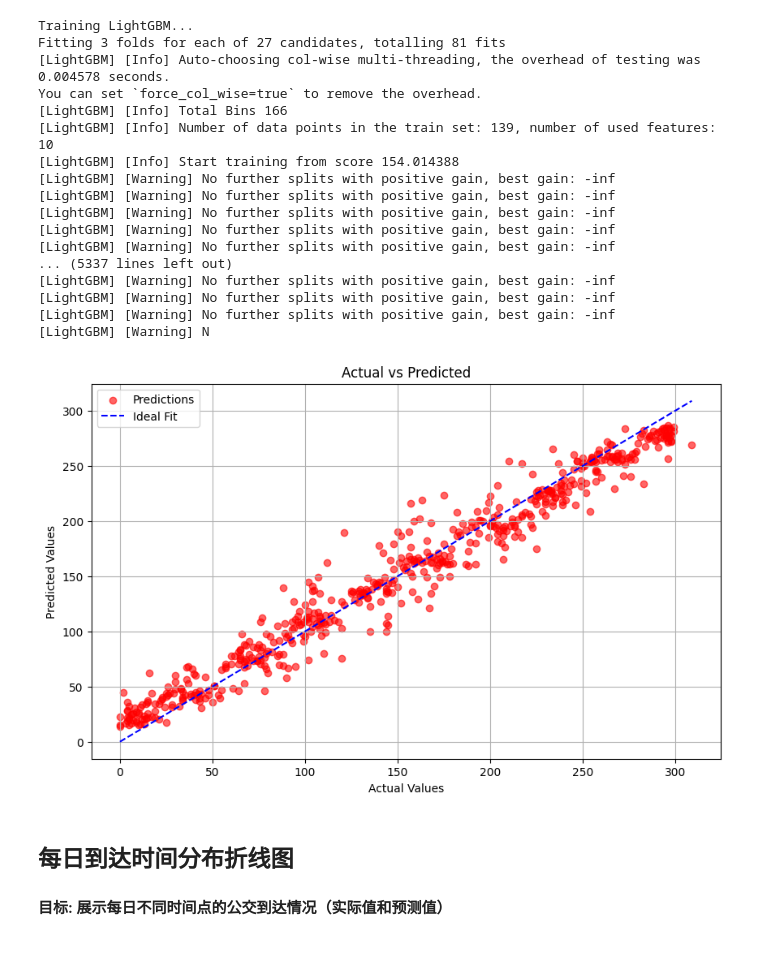
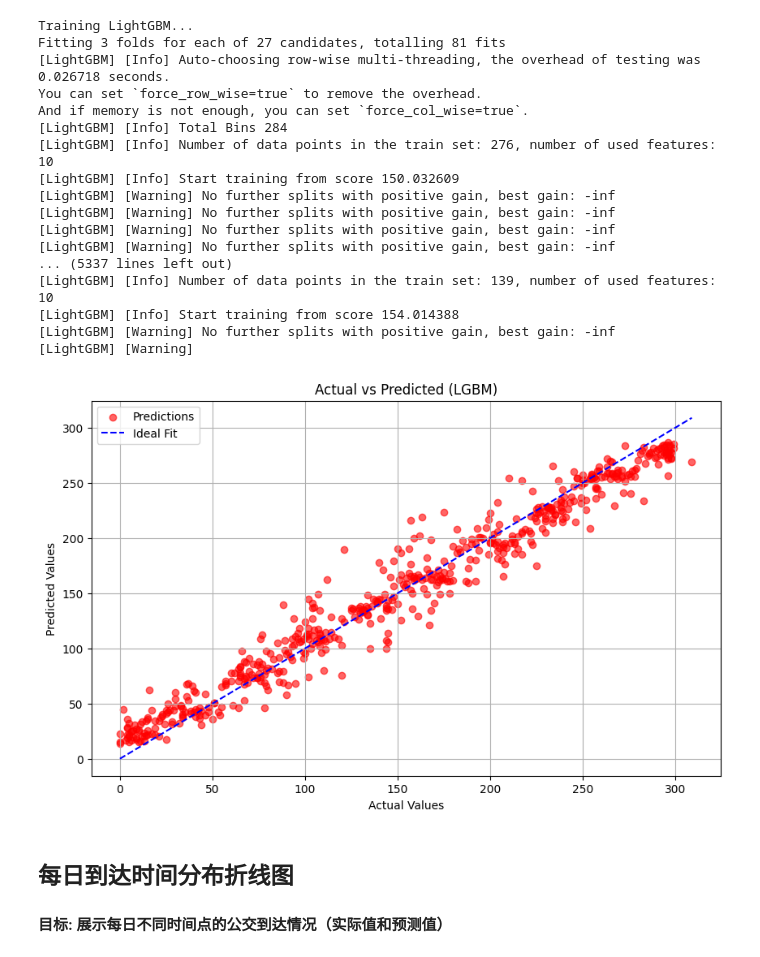
Before and after one commit to FlipW0rld/CS506_Project, a Jupyter notebook: testing.ipynb, the cells around one changed output. Cells and saved outputs as stored; diff of their text form; code cells hidden in the pictures.

Commit message:
data update

```diff
--- a/testing.ipynb
+++ b/testing.ipynb
@@ -57,10 +56,9 @@ def train_random_forest(X, y):
     y_pred = best_model.predict(X)
     mae = mean_absolute_error(y, y_pred)
     print(f"RandomForest MAE on entire set: {mae:.2f}")
-    return best_model, mae
+    return best_model, y_pred, mae
 # %%
 def train_lightgbm(X, y):
-
     param_grid = {
         'model__num_leaves': [31, 50, 100],
         'model__learning_rate': [0.1, 0.05, 0.01],
@@ -87,7 +85,10 @@ def train_lightgbm(X, y):
     best_model = grid_search.best_estimator_
     print("Best Parameters for LightGBM:", grid_search.best_params_)
 
+    # Generate predictions
     y_pred = best_model.predict(X)
     mae = mean_absolute_error(y, y_pred)
     print(f"LightGBM MAE on entire set: {mae:.2f}")
-    return best_model, mae
+
+    # Return the model, predictions, and MAE
+    return best_model, y_pred, mae
@@ -94,54 +128,56 @@ def train_lightgbm(X, y):
 # %%
 if __name__ == "__main__":
     args = argparse.Namespace(
-        model='lgbm',  # 改为 'lgbm' 使用 LightGBM 模型
+        model='lgbm',  # 改为 'rf', 'lgbm', 或 'xgb' 使用不同的模型
         file='bus_arrival_schedule_with_weather.csv'
     )
 
     df = load_data(args.file)
     X, y = get_features_and_target(df)
 
     if args.model.lower() == 'rf':
         print("Training RandomForest...")
-        model, mae = train_random_forest(X, y)
+        model, y_pred, mae = train_random_forest(X, y)
     elif args.model.lower() == 'lgbm':
         print("Training LightGBM...")
-        model, mae = train_lightgbm(X, y)
+        model, y_pred, mae = train_lightgbm(X, y)
+    elif args.model.lower() == 'xgb':
+        print("Training XGBoost...")
+        model, y_pred, mae = train_xgboost(X, y)
     else:
-        print("Invalid model selected. Choose 'rf' or 'lgbm'.")
+        print("Invalid model selected. Choose 'rf', 'lgbm', or 'xgb'.")
         exit(1)
 
     print("Training completed.")
 
-    y_pred = model.predict(X)
     plt.figure(figsize=(10, 6))
     plt.scatter(y, y_pred, alpha=0.6, color='red', label='Predictions')
     plt.plot([y.min(), y.max()], [y.min(), y.max()], '--', color='blue', label='Ideal Fit')
-    plt.title('Actual vs Predicted')
+    plt.title(f'Actual vs Predicted ({args.model.upper()})')
     plt.xlabel('Actual Values')
     plt.ylabel('Predicted Values')
     plt.legend()
     plt.grid(True)
     plt.show()
 # %% [output]
 Training LightGBM...
 Fitting 3 folds for each of 27 candidates, totalling 81 fits
-[LightGBM] [Info] Auto-choosing col-wise multi-threading, the overhead of testing was 0.004578 seconds.
-You can set `force_col_wise=true` to remove the overhead.
-[LightGBM] [Info] Total Bins 166
-[LightGBM] [Info] Number of data points in the train set: 139, number of used features: 10
-[LightGBM] [Info] Start training from score 154.014388
-[LightGBM] [Warning] No further splits with positive gain, best gain: -inf
+[LightGBM] [Info] Auto-choosing row-wise multi-threading, the overhead of testing was 0.026718 seconds.
+You can set `force_row_wise=true` to remove the overhead.
+And if memory is not enough, you can set `force_col_wise=true`.
+[LightGBM] [Info] Total Bins 284
+[LightGBM] [Info] Number of data points in the train set: 276, number of used features: 10
+[LightGBM] [Info] Start training from score 150.032609
 [LightGBM] [Warning] No further splits with positive gain, best gain: -inf
 [LightGBM] [Warning] No further splits with positive gain, best gain: -inf
 [LightGBM] [Warning] No further splits with positive gain, best gain: -inf
 [LightGBM] [Warning] No further splits with positive gain, best gain: -inf
 ... (5337 lines left out)
+[LightGBM] [Info] Number of data points in the train set: 139, number of used features: 10
+[LightGBM] [Info] Start training from score 154.014388
 [LightGBM] [Warning] No further splits with positive gain, best gain: -inf
-[LightGBM] [Warning] No further splits with positive gain, best gain: -inf
-[LightGBM] [Warning] No further splits with positive gain, best gain: -inf
-[LightGBM] [Warning] N
+[LightGBM] [Warning]
-[figure, old version]
+[figure, new version]
 # %% [markdown]
 ## 每日到达时间分布折线图
 #### 目标: 展示每日不同时间点的公交到达情况（实际值和预测值）
```
Also changed, not shown: parts of 2 cells of this notebook.
